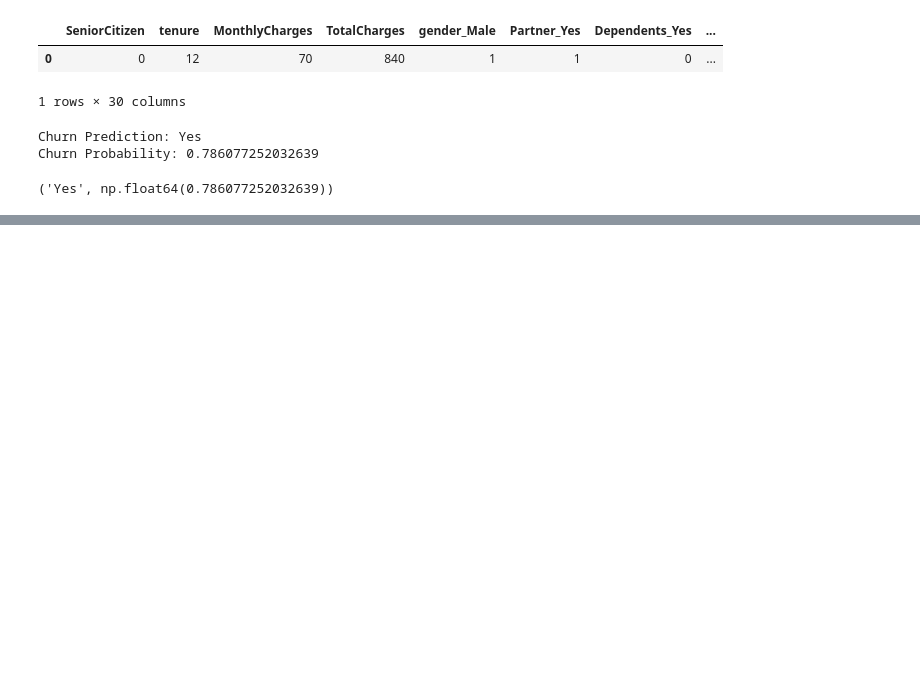
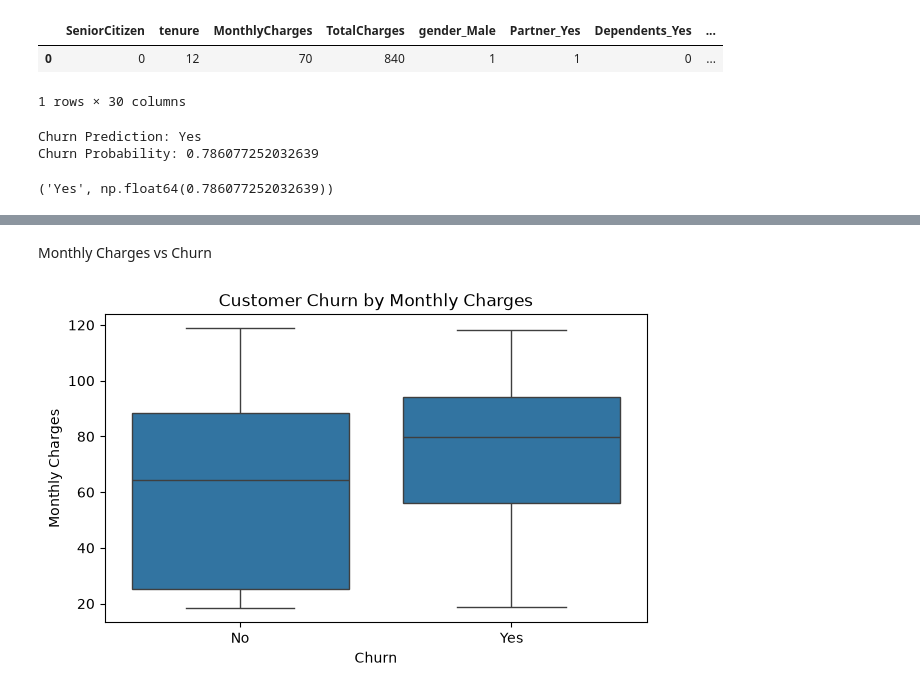
Before and after one commit to SagarReddyYannam/customer_churn_Prediction, a Jupyter notebook: notebooks/01_data_exploration.ipynb, the cells around one changed output, grey strips where cells are left out. Drawn from its saved outputs; the diff is of its cells as text; code cells hidden in the pictures; blank space fills up the shorter version.

```diff
--- a/notebooks/01_data_exploration.ipynb
+++ b/notebooks/01_data_exploration.ipynb
@@ -852,0 +907,16 @@ Churn Probability: 0.786077252032639
+# %% [markdown]
+Monthly Charges vs Churn
+# %%
+plt.figure(figsize=(7, 4))  # Creates a figure with width 7 and height 4
+
+sns.boxplot(data=df, x="Churn",y="MonthlyCharges")  # compares monthly charges for customers who stayed and left
+
+plt.title("Customer Churn by Monthly Charges")  # Adds a title to the graph
+
+plt.xlabel("Churn")  # Gives a label to the x-axis
+
+plt.ylabel("Monthly Charges")  # Gives a label to the y-axis
+
+plt.show()  # Displays the graph
+# %% [output]
+[figure, added]
```
Also changed, not shown: parts of 31 cells of this notebook.
